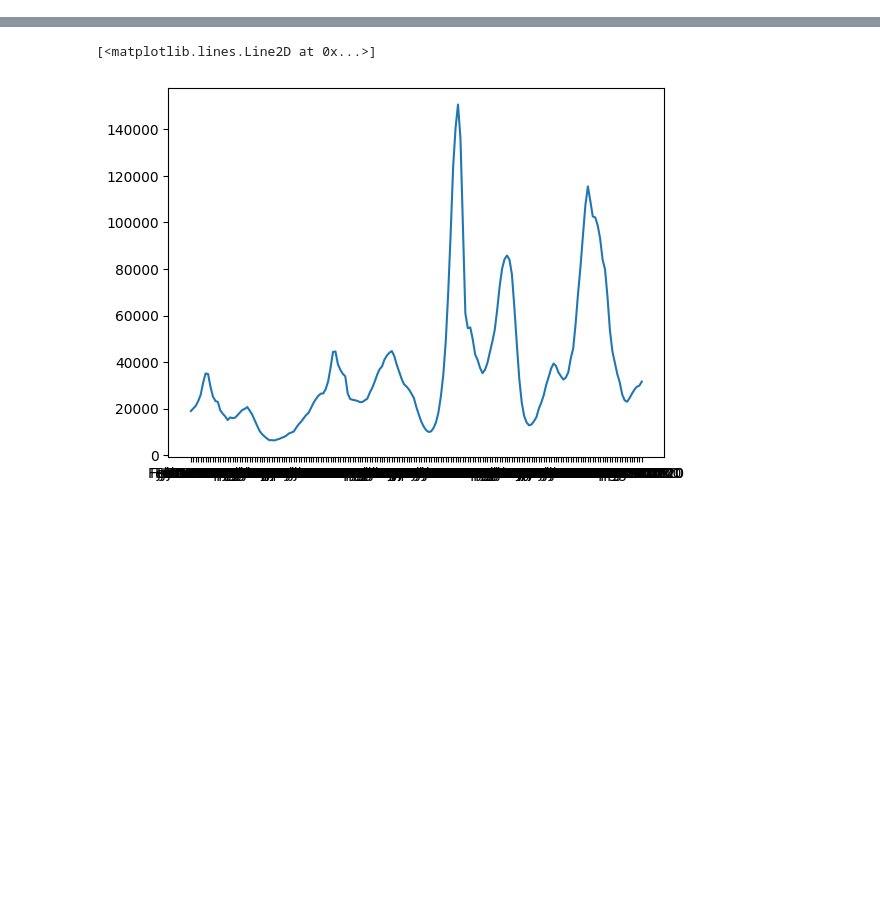
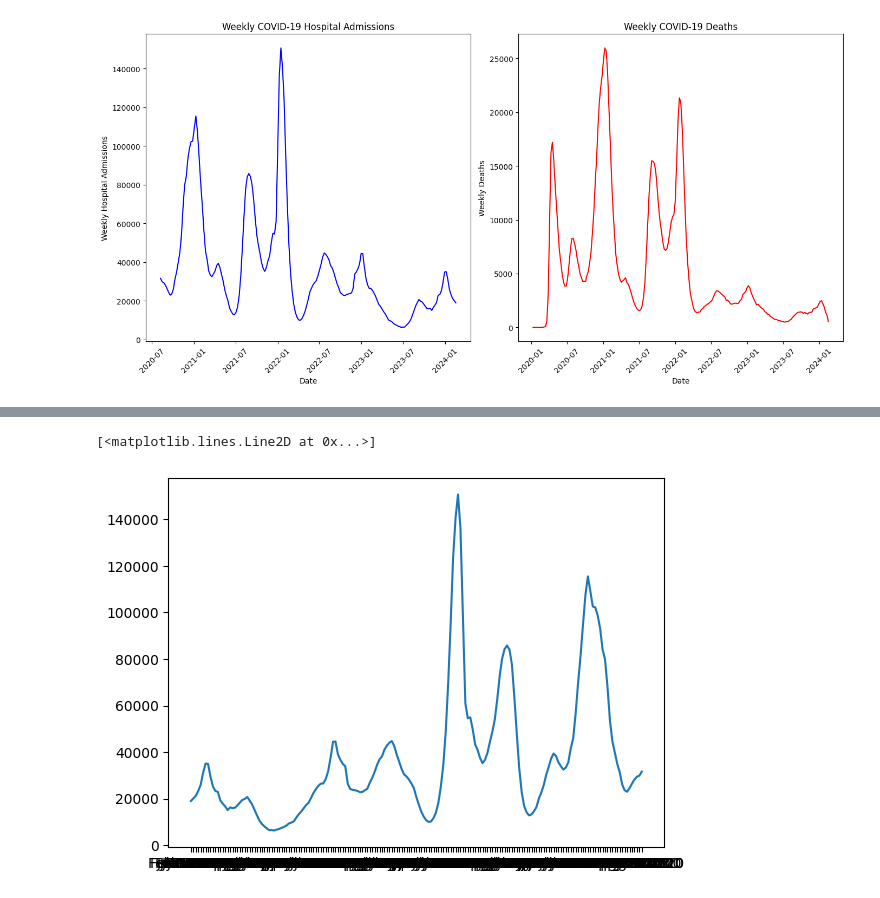
Before and after one commit to Lasata-T/Group1Project2, a Jupyter notebook: Project2.ipynb, the cells around one changed output, grey strips where cells are left out. Drawn from its saved outputs; the diff is of its cells as text; code cells hidden in the pictures; blank space fills up the shorter version.

```diff
--- a/Project2.ipynb
+++ b/Project2.ipynb
@@ -38,0 +25,13 @@ print(df)
+# %%
+df_hospital = pd.read_csv('data_table_for_weekly_covid19_hospital_admissions_-_the_united_states (1).csv')
+df_deaths = pd.read_csv('data_table_for_weekly_deaths__the_united_states (2).csv')
+# %%
+# Convert 'Date' columns to datetime format
+df_hospital['Date'] = pd.to_datetime(df_hospital['Date'], format='%b %d %Y')
+df_deaths['Date'] = pd.to_datetime(df_deaths['Date'], format='%b %d %Y')
+
+# Merge the datasets on 'Date' and 'Geography'
+df_merged = pd.merge(df_hospital, df_deaths, on=['Date', 'Geography'], how='inner', suffixes=('_admissions', '_deaths'))
+
+
+df_merged.head()
@@ -39,2 +45,27 @@ print(df)
+# %%
+# Setting the figure size and creating subplots
+plt.figure(figsize=(14, 7))
+
+# Plotting Weekly COVID-19 Hospital Admissions
+plt.subplot(1, 2, 1)
+plt.plot(df_merged['Date'], df_merged['Weekly COVID-19 Hospital Admissions'], label='Hospital Admissions', color='blue')
+plt.title('Weekly COVID-19 Hospital Admissions')
+plt.xlabel('Date')
+plt.ylabel('Weekly Hospital Admissions')
+plt.xticks(rotation=45)
+plt.tight_layout()
+
+# Plotting Weekly COVID-19 Deaths
+plt.subplot(1, 2, 2)
+plt.plot(df_merged['Date'], df_merged['Weekly Deaths'], label='Deaths', color='red')
+plt.title('Weekly COVID-19 Deaths')
+plt.xlabel('Date')
+plt.ylabel('Weekly Deaths')
+plt.xticks(rotation=45)
+plt.tight_layout()
+
+plt.show()
+# %% [output]
+[figure, added]
 # %%
 df_new = df.dropna()
```
Also changed, not shown: parts of 7 cells of this notebook.
